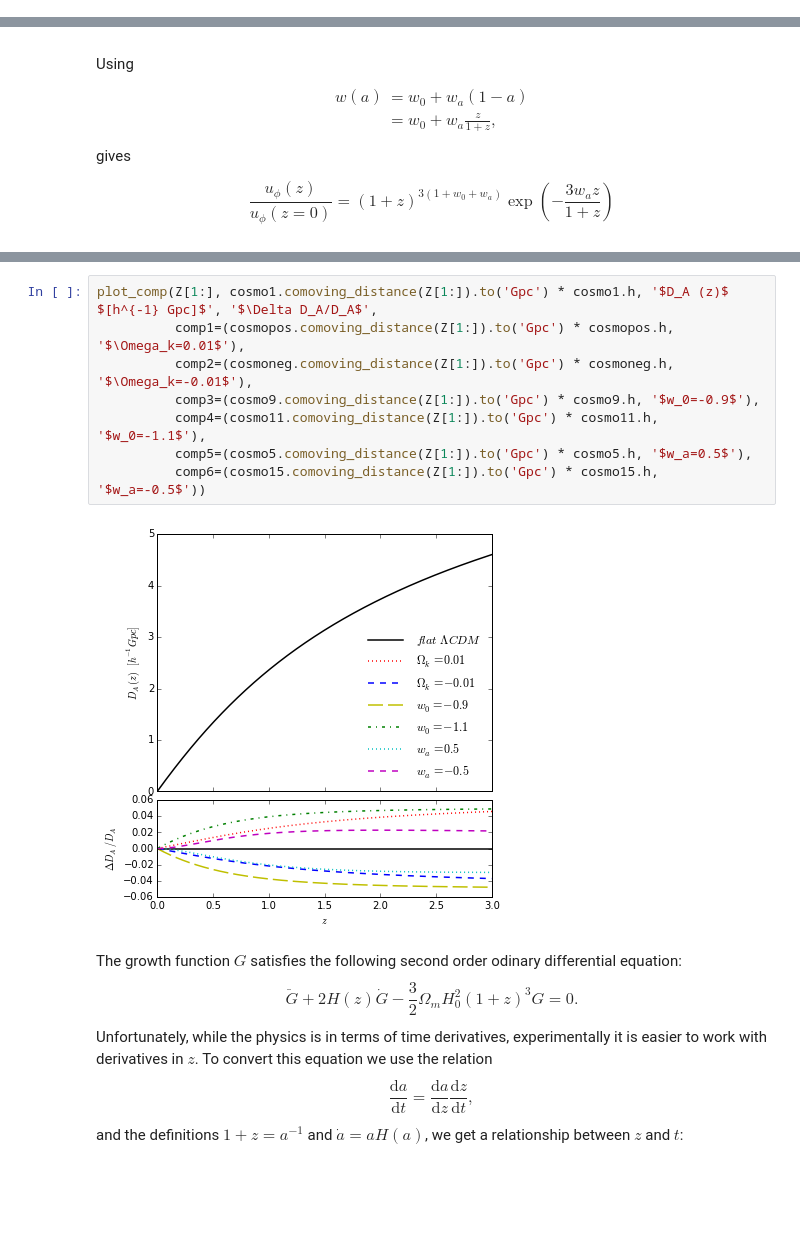
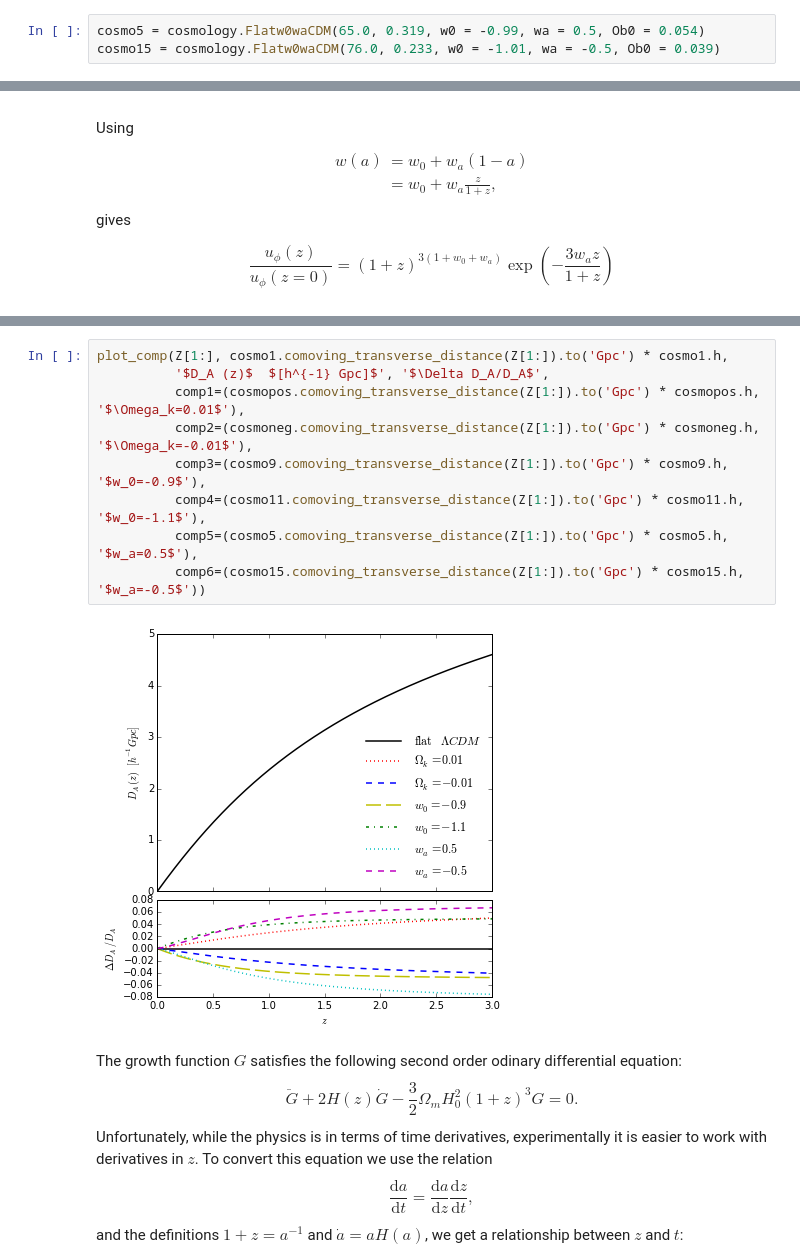
Before and after one commit to kgage/deltaplots, a Jupyter notebook: AstroPlots.ipynb, the cells around one changed output, grey strips where cells are left out. Saved outputs shown, nothing was run; the diff lists cells and outputs as text; blank space fills up the shorter version.

```diff
--- a/AstroPlots.ipynb
+++ b/AstroPlots.ipynb
@@ -79,3 +83,6 @@ cosmo15 = cosmology.Flatw0waCDM(71.0, 0.222 + 0.045, wa = -0.5, Ob0 = 0.045)
+# %%
+cosmo5 = cosmology.Flatw0waCDM(65.0, 0.319, w0 = -0.99, wa = 0.5, Ob0 = 0.054)
+cosmo15 = cosmology.Flatw0waCDM(76.0, 0.233, w0 = -1.01, wa = -0.5, Ob0 = 0.039)
 # %% [markdown]
 $$H(z) = H_0 \sqrt{\Omega_m(1+z)^3 + \Omega_r(1+z)^4 + \Omega_k(1+z)^2 + \Omega_\phi \frac{u_\phi(z)}{u_\phi(z=0)}}$$
 
@@ -144,13 +157,14 @@ plot_comp(Z[1:], cosmo1.comoving_distance(Z[1:]).to('Gpc'), r'$D_A (z) \; [\math
 # %%
-plot_comp(Z[1:], cosmo1.comoving_distance(Z[1:]).to('Gpc') * cosmo1.h, '$D_A (z)$  $[h^{-1} Gpc]$', '$\Delta D_A/D_A$',
-          comp1=(cosmopos.comoving_distance(Z[1:]).to('Gpc') * cosmopos.h, '$\Omega_k=0.01$'),
-          comp2=(cosmoneg.comoving_distance(Z[1:]).to('Gpc') * cosmoneg.h, '$\Omega_k=-0.01$'),
-          comp3=(cosmo9.comoving_distance(Z[1:]).to('Gpc') * cosmo9.h, '$w_0=-0.9$'),
-          comp4=(cosmo11.comoving_distance(Z[1:]).to('Gpc') * cosmo11.h, '$w_0=-1.1$'),
-          comp5=(cosmo5.comoving_distance(Z[1:]).to('Gpc') * cosmo5.h, '$w_a=0.5$'),
-          comp6=(cosmo15.comoving_distance(Z[1:]).to('Gpc') * cosmo15.h, '$w_a=-0.5$'))
+plot_comp(Z[1:], cosmo1.comoving_transverse_distance(Z[1:]).to('Gpc') * cosmo1.h,
+          '$D_A (z)$  $[h^{-1} Gpc]$', '$\Delta D_A/D_A$',
+          comp1=(cosmopos.comoving_transverse_distance(Z[1:]).to('Gpc') * cosmopos.h, '$\Omega_k=0.01$'),
+          comp2=(cosmoneg.comoving_transverse_distance(Z[1:]).to('Gpc') * cosmoneg.h, '$\Omega_k=-0.01$'),
+          comp3=(cosmo9.comoving_transverse_distance(Z[1:]).to('Gpc') * cosmo9.h, '$w_0=-0.9$'),
+          comp4=(cosmo11.comoving_transverse_distance(Z[1:]).to('Gpc') * cosmo11.h, '$w_0=-1.1$'),
+          comp5=(cosmo5.comoving_transverse_distance(Z[1:]).to('Gpc') * cosmo5.h, '$w_a=0.5$'),
+          comp6=(cosmo15.comoving_transverse_distance(Z[1:]).to('Gpc') * cosmo15.h, '$w_a=-0.5$'))
 # %% [output]
-[figure, old version]
+[figure, new version]
 # %% [markdown]
 The growth function $G$ satisfies the following second order odinary differential equation:
 $$\ddot{G} + 2H(z)\dot{G} -\frac{3}{2}\Omega_mH^2_0(1+z)^3G = 0.$$
```
Also changed, not shown: parts of 22 cells of this notebook, 1 other file.
